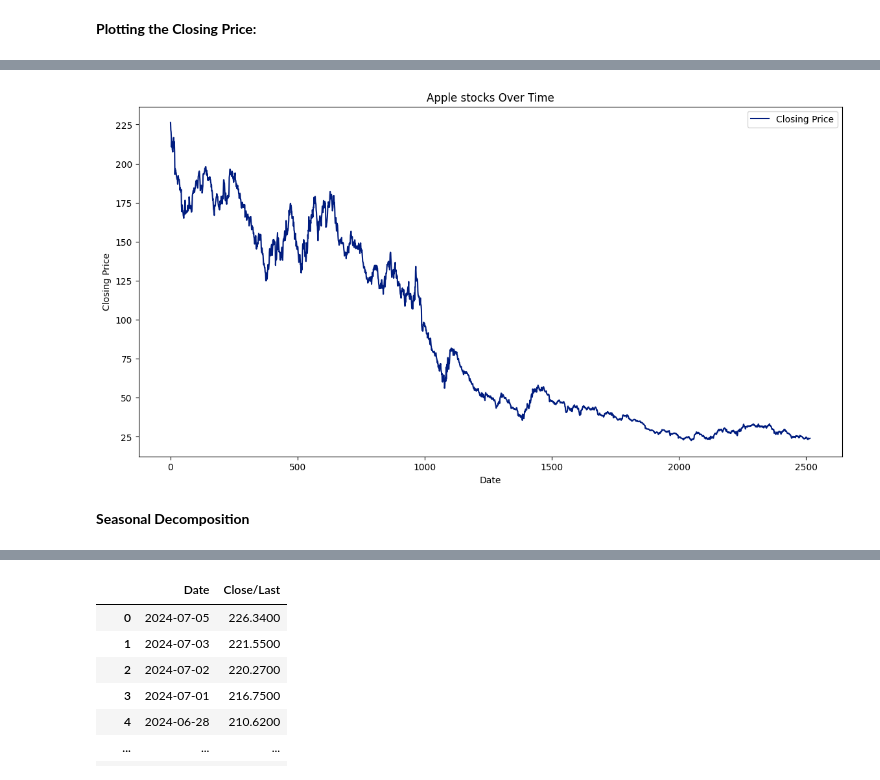
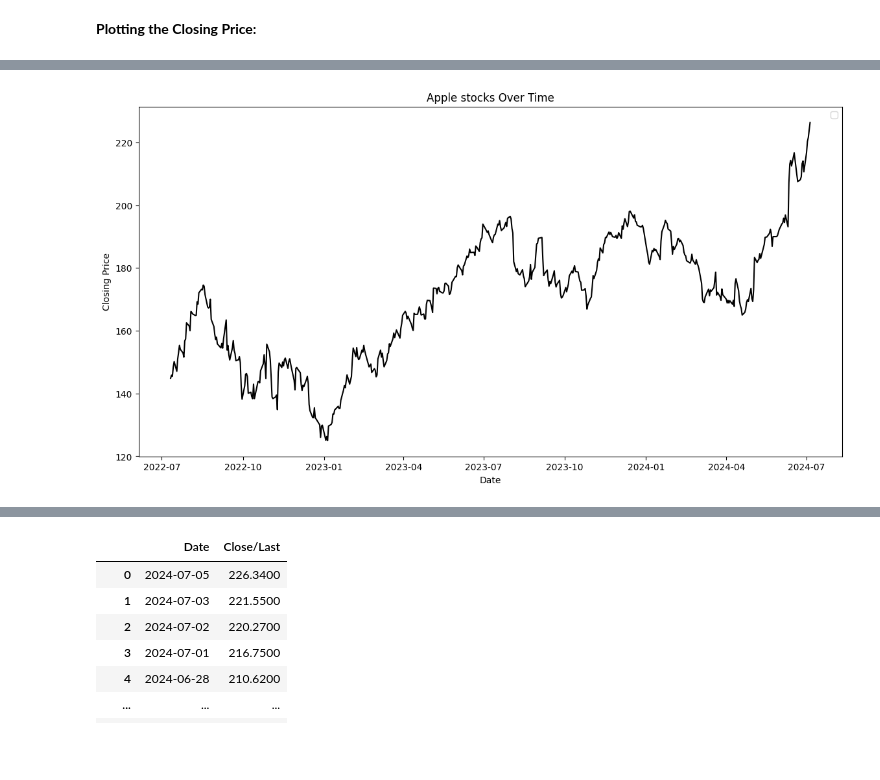
Before and after one commit to 11471a0205/Stock_Prediction_Project, a Jupyter notebook: Stock_Prediction_Project.ipynb, the cells around one changed output, grey strips where cells are left out. Saved outputs shown, nothing was run; the diff lists cells and outputs as text; code cells hidden in the pictures; blank space fills up the shorter version.

```diff
--- a/Stock_Prediction_Project.ipynb
+++ b/Stock_Prediction_Project.ipynb
@@ -9,5 +5,5 @@ Drive already mounted at /content/drive; to attempt to forcibly remount, call dr
 # %%
-apprcepdta = apprcepd_pdsn.read_csv('/content/drive/MyDrive/Datasets/HistoricalData_1720352415029.csv')
+apprcepdta = apprcepd_pdsn.read_csv('HistoricalData_1720352415029.csv')
 # %%
 apprcepdta
 # %% [output]
@@ -134,8 +132,7 @@ import matplotlib.pyplot as apprcep_mplit
 apprcep_mplit.style.use('seaborn-v0_8-dark-palette')
 apprcep_mplit.figure(figsize=(14, 7))
 
-apprcep_mplit.figure(figsize=(14, 7))
-apprcep_mplit.plot(apprcepdta['Close/Last'], label='Closing Price')
+apprcep_slit.lineplot(y=apprcepdta["Close/Last"][:500], x=apprcepdta["Date"][:500], color='black')
 apprcep_mplit.title('Apple stocks Over Time')
 apprcep_mplit.xlabel('Date')
 apprcep_mplit.ylabel('Closing Price')
@@ -146,3 +143 @@ apprcep_mplit.show()
-[figure, old version]
+[figure, new version]
-# %% [markdown]
-**Seasonal Decomposition**
```
Also changed, not shown: parts of 29 cells of this notebook.
